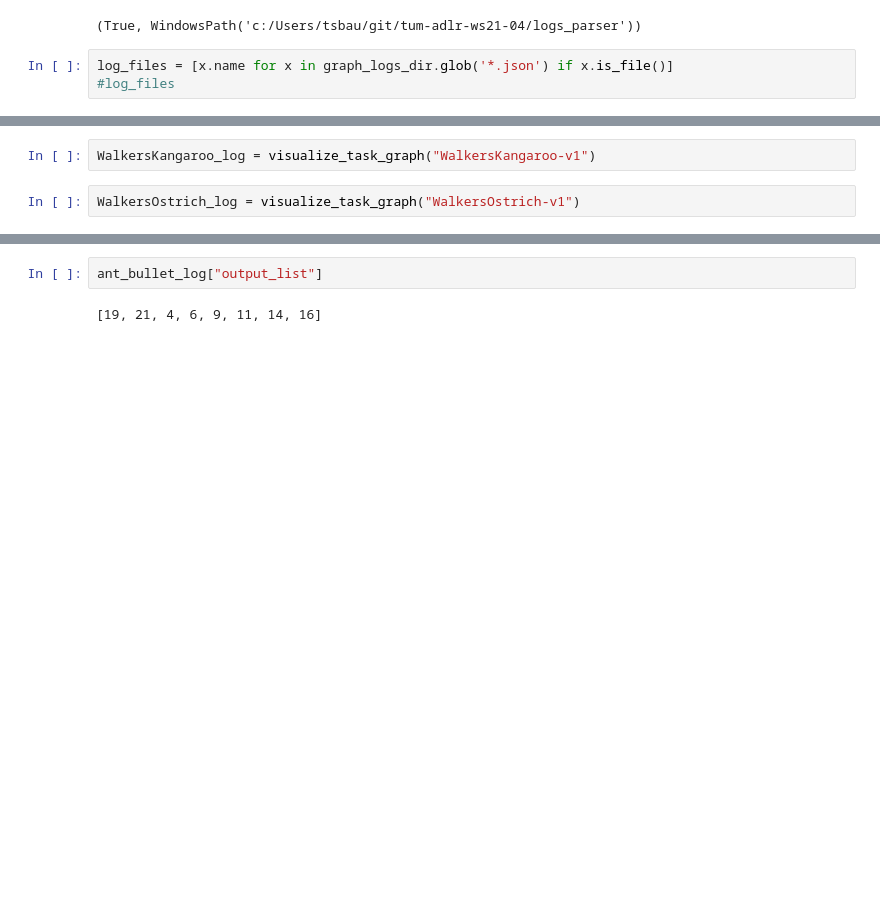
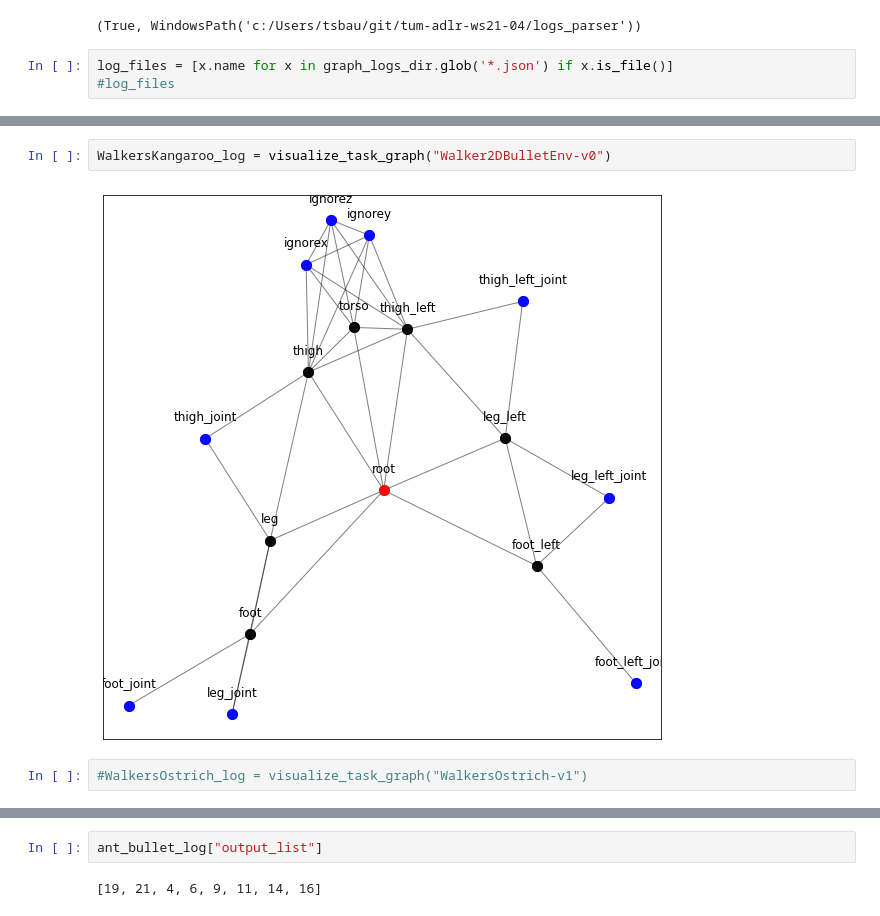
Before and after one commit to HannesStark/gnn-reinforcement-learning, a Jupyter notebook: playground/graph_visualization/robot_graph_visualization.ipynb, the cells around one changed output, grey strips where cells are left out. Saved outputs shown, nothing was run; the diff lists cells and outputs as text; blank space fills up the shorter version.

```diff
--- a/playground/graph_visualization/robot_graph_visualization.ipynb
+++ b/playground/graph_visualization/robot_graph_visualization.ipynb
@@ -99,7 +104,9 @@ Humanoid_log = visualize_task_graph("Humanoid-v1")
 # %%
-WalkersKangaroo_log = visualize_task_graph("WalkersKangaroo-v1")
+WalkersKangaroo_log = visualize_task_graph("Walker2DBulletEnv-v0")
+# %% [output]
+[figure, added]
 # %%
-WalkersOstrich_log = visualize_task_graph("WalkersOstrich-v1")
+#WalkersOstrich_log = visualize_task_graph("WalkersOstrich-v1")
 # %%
 ant_bullet_log.keys()
 # %% [output]
```
Also changed, not shown: parts of 32 cells of this notebook, 5 other files.
